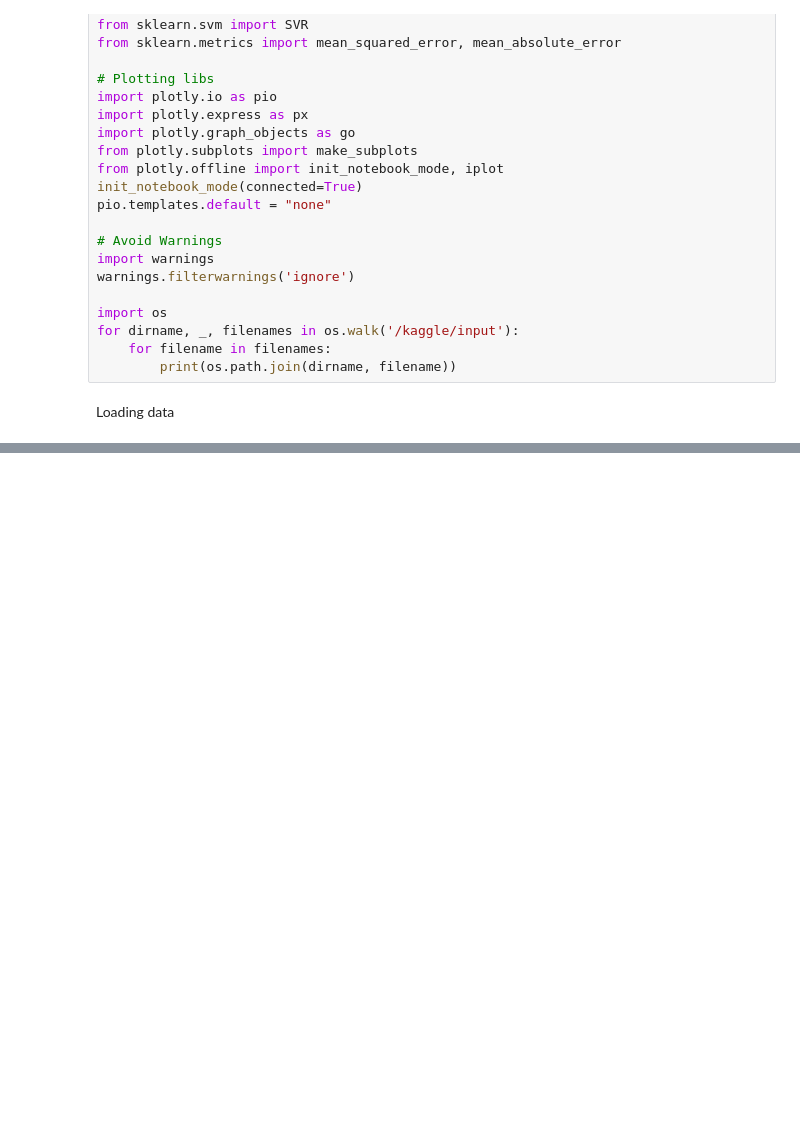
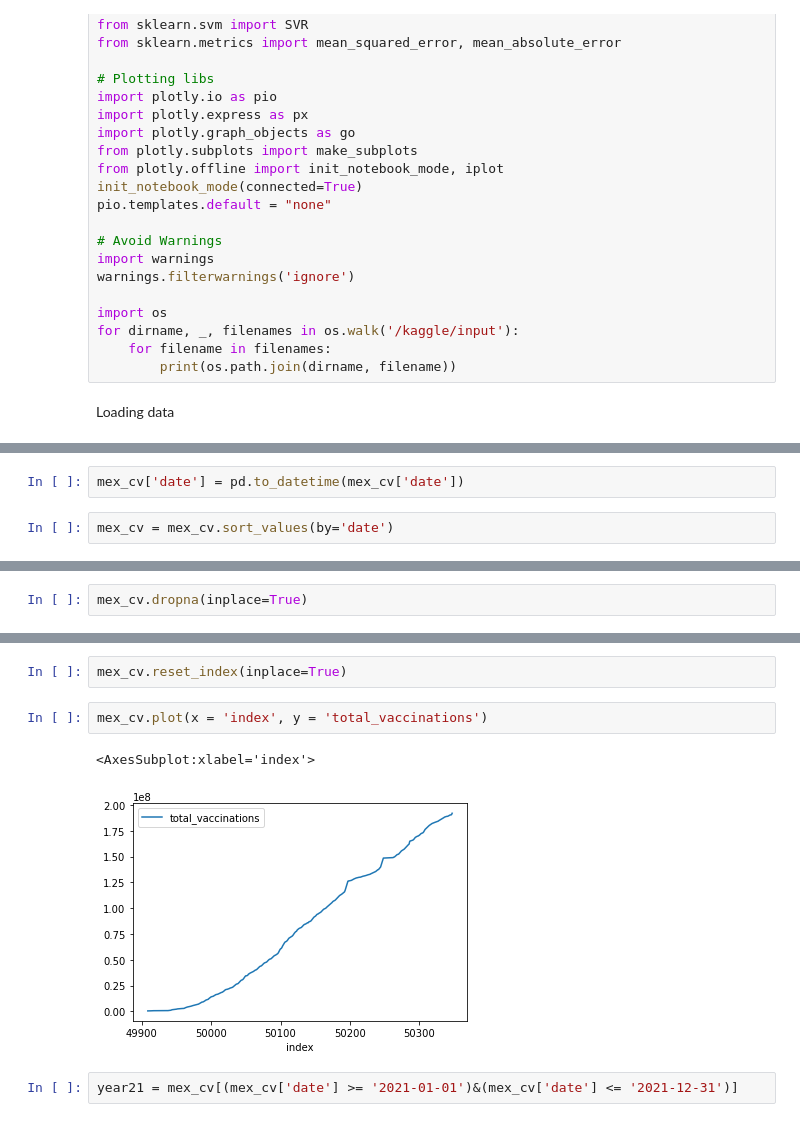
Before and after one commit to elriczero/ML-HW4-Covid-Analysis, a Jupyter notebook: Machine Learning Assignment 4 - Covid Vaccination Progress.ipynb, the cells around one changed output, grey strips where cells are left out. Saved outputs shown, nothing was run; the diff lists cells and outputs as text; blank space fills up the shorter version.

Commit message:
Saved the values for the Script

```diff
--- a/Machine Learning Assignment 4 - Covid Vaccination Progress.ipynb
+++ b/Machine Learning Assignment 4 - Covid Vaccination Progress.ipynb
@@ -56,0 +123,4 @@ data = pd.read_csv('../input/covid-world-vaccination-progress/country_vaccinatio
+# %%
+mex_cv['date'] = pd.to_datetime(mex_cv['date'])
+# %%
+mex_cv = mex_cv.sort_values(by='date')
@@ -56,0 +143,2 @@ data = pd.read_csv('../input/covid-world-vaccination-progress/country_vaccinatio
+# %%
+mex_cv.dropna(inplace=True)
@@ -56,0 +161,9 @@ data = pd.read_csv('../input/covid-world-vaccination-progress/country_vaccinatio
+# %%
+mex_cv.reset_index(inplace=True)
+# %%
+mex_cv.plot(x = 'index', y = 'total_vaccinations')
+# %% [output]
+<AxesSubplot:xlabel='index'>
+[figure, added]
+# %%
+year21 = mex_cv[(mex_cv['date'] >= '2021-01-01')&(mex_cv['date'] <= '2021-12-31')]
```
Also changed, not shown: parts of 24 cells of this notebook.
